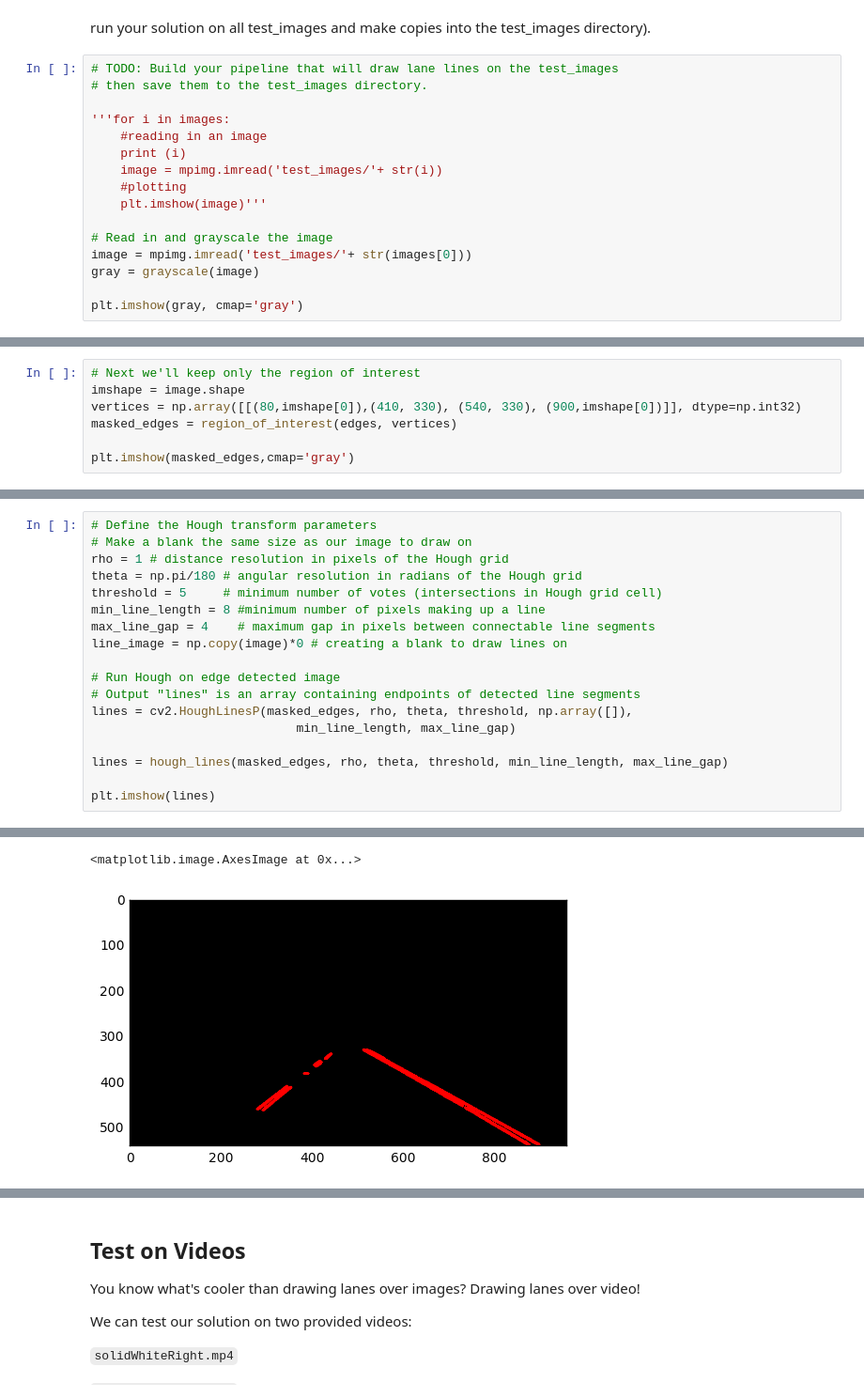
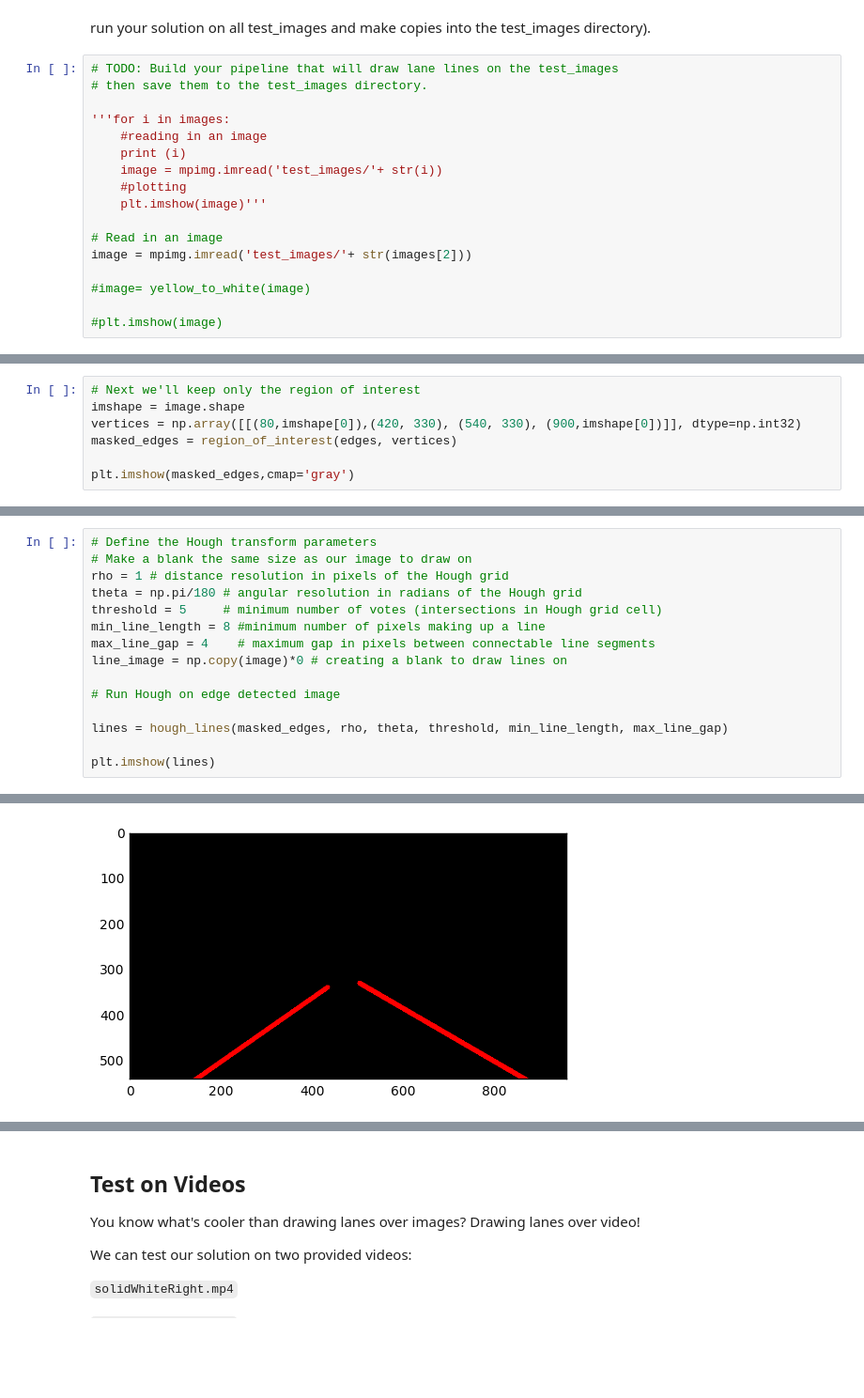
Before and after one commit to adricostas/CarND-LaneLines-P1, a Jupyter notebook: P1.ipynb, the cells around one changed output, grey strips where cells are left out. Shown at 94% size. Drawn from its saved outputs; the diff is of its cells as text; blank space fills up the shorter version.

Commit message:
Definitive pipeline for detecting lane lines in photos

```diff
--- a/P1.ipynb
+++ b/P1.ipynb
@@ -178,8 +221,9 @@ run your solution on all test_images and make copies into the test_images direct
     #plotting
     plt.imshow(image)'''
 
-# Read in and grayscale the image
-image = mpimg.imread('test_images/'+ str(images[0]))
-gray = grayscale(image)
+# Read in an image
+image = mpimg.imread('test_images/'+ str(images[2]))
 
-plt.imshow(gray, cmap='gray')
+#image= yellow_to_white(image)
+
+#plt.imshow(image)
@@ -208,7 +257,7 @@ plt.imshow(edges, cmap='gray')
 # %%
 # Next we'll keep only the region of interest
 imshape = image.shape
-vertices = np.array([[(80,imshape[0]),(410, 330), (540, 330), (900,imshape[0])]], dtype=np.int32)
+vertices = np.array([[(80,imshape[0]),(420, 330), (540, 330), (900,imshape[0])]], dtype=np.int32)
 masked_edges = region_of_interest(edges, vertices)
 
 plt.imshow(masked_edges,cmap='gray')
@@ -226,9 +275,6 @@ max_line_gap = 4    # maximum gap in pixels between connectable line segments
 line_image = np.copy(image)*0 # creating a blank to draw lines on
 
 # Run Hough on edge detected image
-# Output "lines" is an array containing endpoints of detected line segments
-lines = cv2.HoughLinesP(masked_edges, rho, theta, threshold, np.array([]),
-                            min_line_length, max_line_gap)
 
 lines = hough_lines(masked_edges, rho, theta, threshold, min_line_length, max_line_gap)
 
@@ -254,5 +284,4 @@ plt.imshow(lines)
-<matplotlib.image.AxesImage at 0x...>
-[figure, old version]
+[figure, new version]
 # %%
 lines_edges = weighted_img(lines, image)
 
```
Also changed, not shown: parts of 9 cells of this notebook.
